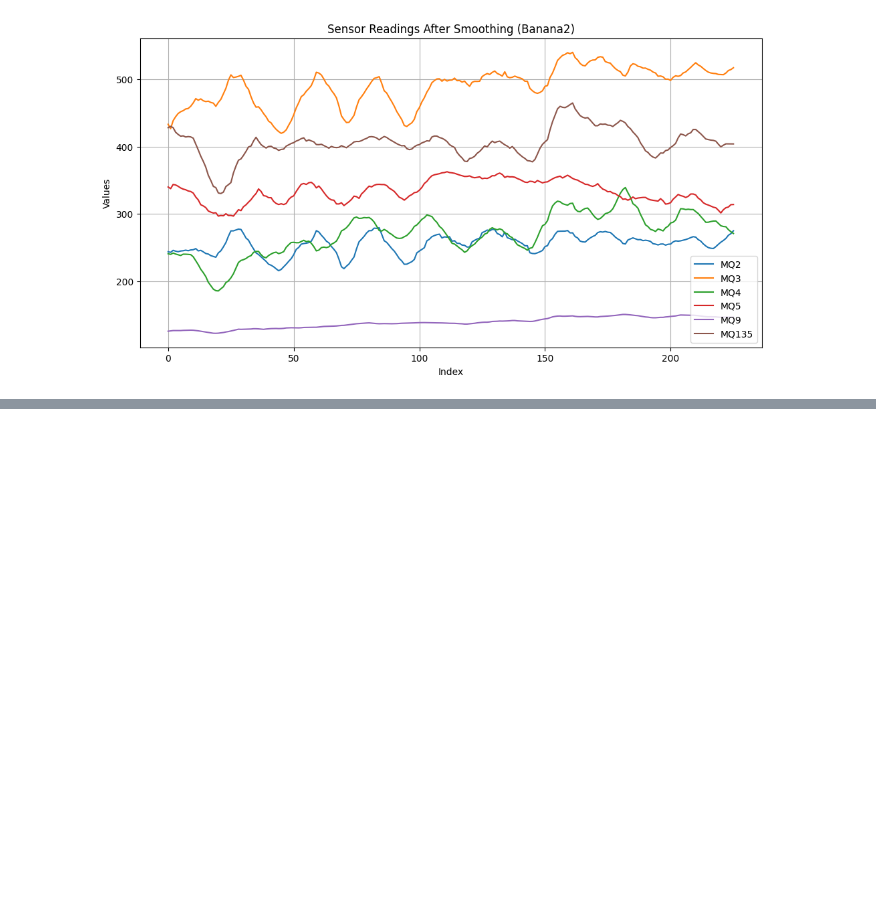
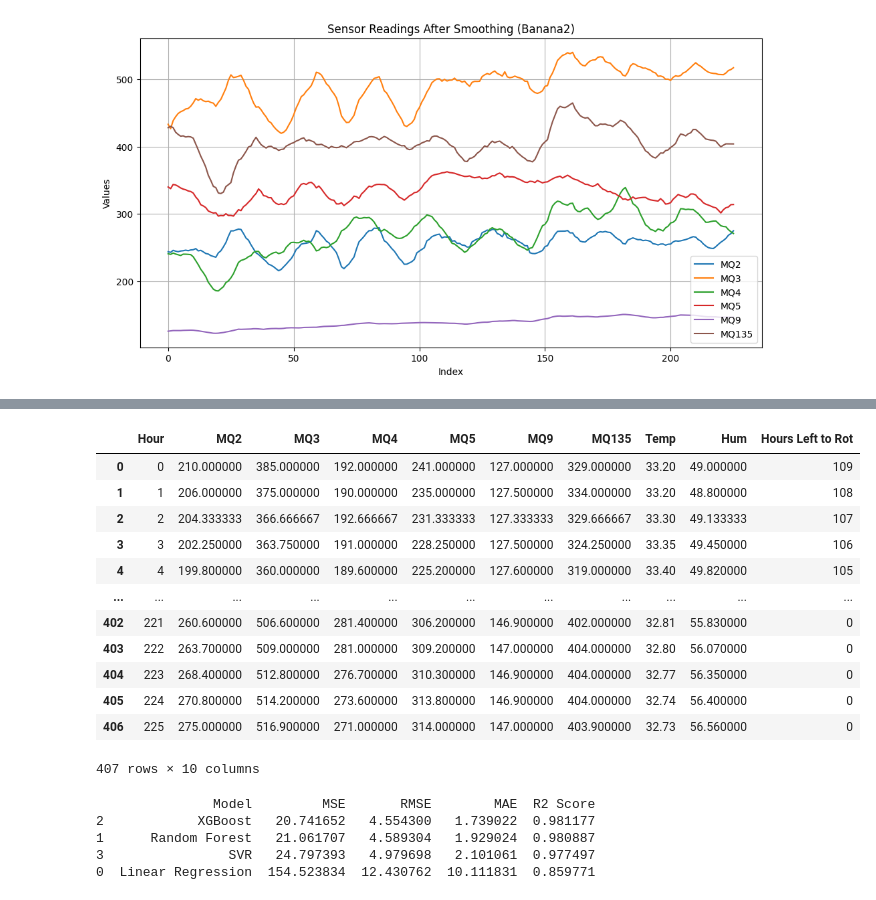
Before and after one commit to Aryan-Prasad-666/Sensor-Enabled-Freshness-Lifespan-Analysis, a Jupyter notebook: freshness_lifespan_analysis.ipynb, the cells around one changed output, grey strips where cells are left out. Cells and saved outputs as stored; diff of their text form; code cells hidden in the pictures; blank space fills up the shorter version.

Commit message:
added regression algorithms

```diff
--- a/freshness_lifespan_analysis.ipynb
+++ b/freshness_lifespan_analysis.ipynb
@@ -186,0 +203,68 @@ plt.show()
+# %%
+df = pd.concat([df1, df2], ignore_index=True)
+df
+# %% [output]
+|  | Hour | MQ2 | MQ3 | MQ4 | MQ5 | MQ9 | MQ135 | Temp | Hum | Hours Left to Rot |
+| 0 | 0 | 210.000000 | 385.000000 | 192.000000 | 241.000000 | 127.000000 | 329.000000 | 33.20 | 49.000000 | 109 |
+| 1 | 1 | 206.000000 | 375.000000 | 190.000000 | 235.000000 | 127.500000 | 334.000000 | 33.20 | 48.800000 | 108 |
+| 2 | 2 | 204.333333 | 366.666667 | 192.666667 | 231.333333 | 127.333333 | 329.666667 | 33.30 | 49.133333 | 107 |
+| 3 | 3 | 202.250000 | 363.750000 | 191.000000 | 228.250000 | 127.500000 | 324.250000 | 33.35 | 49.450000 | 106 |
+| 4 | 4 | 199.800000 | 360.000000 | 189.600000 | 225.200000 | 127.600000 | 319.000000 | 33.40 | 49.820000 | 105 |
+| ... | ... | ... | ... | ... | ... | ... | ... | ... | ... | ... |
+| 402 | 221 | 260.600000 | 506.600000 | 281.400000 | 306.200000 | 146.900000 | 402.000000 | 32.81 | 55.830000 | 0 |
+| 403 | 222 | 263.700000 | 509.000000 | 281.000000 | 309.200000 | 147.000000 | 404.000000 | 32.80 | 56.070000 | 0 |
+| 404 | 223 | 268.400000 | 512.800000 | 276.700000 | 310.300000 | 146.900000 | 404.000000 | 32.77 | 56.350000 | 0 |
+| 405 | 224 | 270.800000 | 514.200000 | 273.600000 | 313.800000 | 146.900000 | 404.000000 | 32.74 | 56.400000 | 0 |
+| 406 | 225 | 275.000000 | 516.900000 | 271.000000 | 314.000000 | 147.000000 | 403.900000 | 32.73 | 56.560000 | 0 |
+407 rows × 10 columns
+# %%
+from sklearn.linear_model import LinearRegression
+from sklearn.ensemble import RandomForestRegressor
+from sklearn.svm import SVR
+from sklearn.metrics import mean_squared_error, r2_score, mean_absolute_error
+
+features = ['Temp', 'Hum', 'MQ2', 'MQ3', 'MQ4', 'MQ5', 'MQ9', 'MQ135']
+target = 'Hours Left to Rot'
+
+X = df[features]
+y = df[target]
+
+scaler = StandardScaler()
+X_scaled = scaler.fit_transform(X)
+
+X_train, X_test, y_train, y_test = train_test_split(X_scaled, y, test_size=0.2, random_state=42)
+
+models = {
+    'Linear Regression': LinearRegression(),
+    'Random Forest': RandomForestRegressor(n_estimators=100, random_state=42),
+    'XGBoost': XGBRegressor(n_estimators=100, learning_rate=0.1, random_state=42),
+    'SVR': SVR(kernel='rbf', C=100, gamma=0.1)
+}
+
+results = []
+
+for name, model in models.items():
+    model.fit(X_train, y_train)
+    y_pred = model.predict(X_test)
+
+    mse = mean_squared_error(y_test, y_pred)
+    rmse = np.sqrt(mse)
+    mae = mean_absolute_error(y_test, y_pred)
+    r2 = r2_score(y_test, y_pred)
+
+    results.append({
+        'Model': name,
+        'MSE': mse,
+        'RMSE': rmse,
+        'MAE': mae,
+        'R2 Score': r2
+    })
+
+results_df = pd.DataFrame(results).sort_values(by='R2 Score', ascending=False)
+print(results_df)
+# %% [output]
+               Model         MSE       RMSE        MAE  R2 Score
+2            XGBoost   20.741652   4.554300   1.739022  0.981177
+1      Random Forest   21.061707   4.589304   1.929024  0.980887
+3                SVR   24.797393   4.979698   2.101061  0.977497
+0  Linear Regression  154.523834  12.430762  10.111831  0.859771
```
Also changed, not shown: parts of 1 cell of this notebook.
